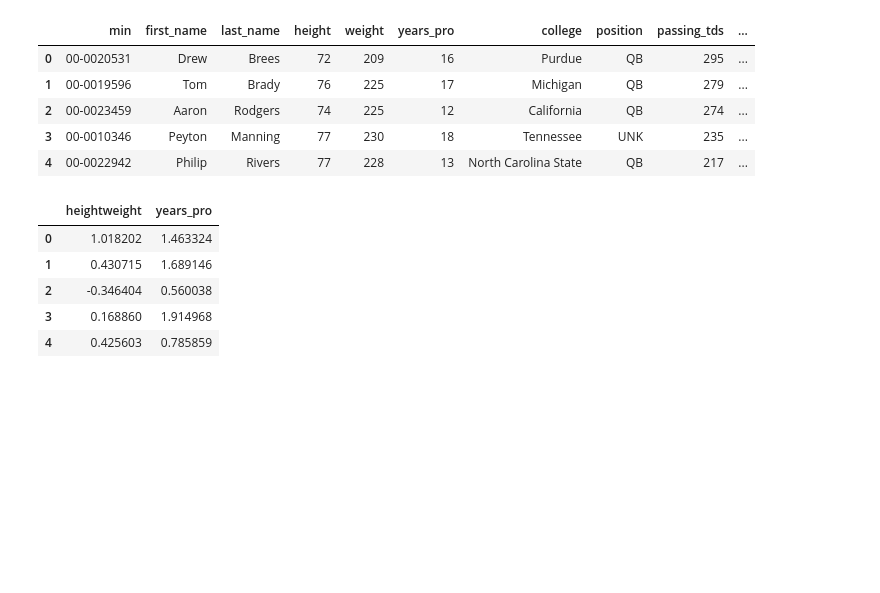
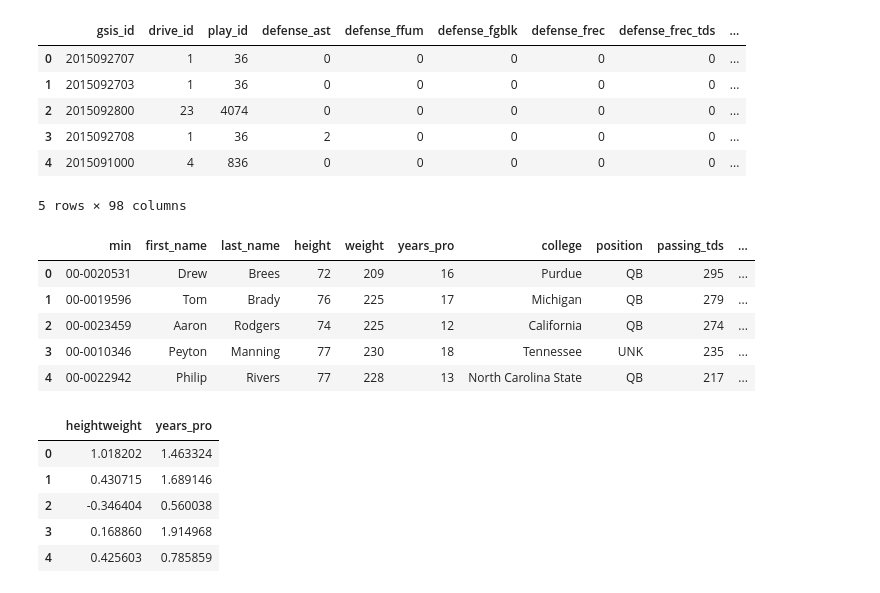
Before and after one commit to nrstott/nfldb_data_exploration, a Jupyter notebook: PCA.ipynb, the cells around one changed output. Cells and saved outputs as stored; diff of their text form; code cells hidden in the pictures; blank space fills up the shorter version.

Commit message:
additional data

```diff
--- a/PCA.ipynb
+++ b/PCA.ipynb
@@ -6,6 +6,29 @@ import matplotlib.pyplot as plt
 from sklearn.decomposition import PCA
 from sklearn.preprocessing import StandardScaler
 %matplotlib inline
+# %%
+data_dir = os.path.join('.', 'data')
+# %%
+def load_data(filename):
+    return pd.read_csv(os.path.join(data_dir, filename))
+
+agg_play = load_data('agg_play.csv')
+drive = load_data('drive.csv')
+game = load_data('game.csv')
+play_player = load_data('play_player.csv')
+play = load_data('play.csv')
+player = load_data('player.csv')
+team = load_data('team.csv')
+# %%
+agg_play.head()
+# %% [output]
+|  | gsis_id | drive_id | play_id | defense_ast | defense_ffum | defense_fgblk | defense_frec | defense_frec_tds | ... |
+| 0 | 2015092707 | 1 | 36 | 0 | 0 | 0 | 0 | 0 | ... |
+| 1 | 2015092703 | 1 | 36 | 0 | 0 | 0 | 0 | 0 | ... |
+| 2 | 2015092800 | 23 | 4074 | 0 | 0 | 0 | 0 | 0 | ... |
+| 3 | 2015092708 | 1 | 36 | 2 | 0 | 0 | 0 | 0 | ... |
+| 4 | 2015091000 | 4 | 836 | 0 | 0 | 0 | 0 | 0 | ... |
+5 rows × 98 columns
 # %%
 df = pd.read_csv(os.path.join('.', 'data', 'top_qbs_passing_tds.csv'))
 df['heightweight'] = df.height / df.weight
```
Also changed, not shown: 7 other files.
